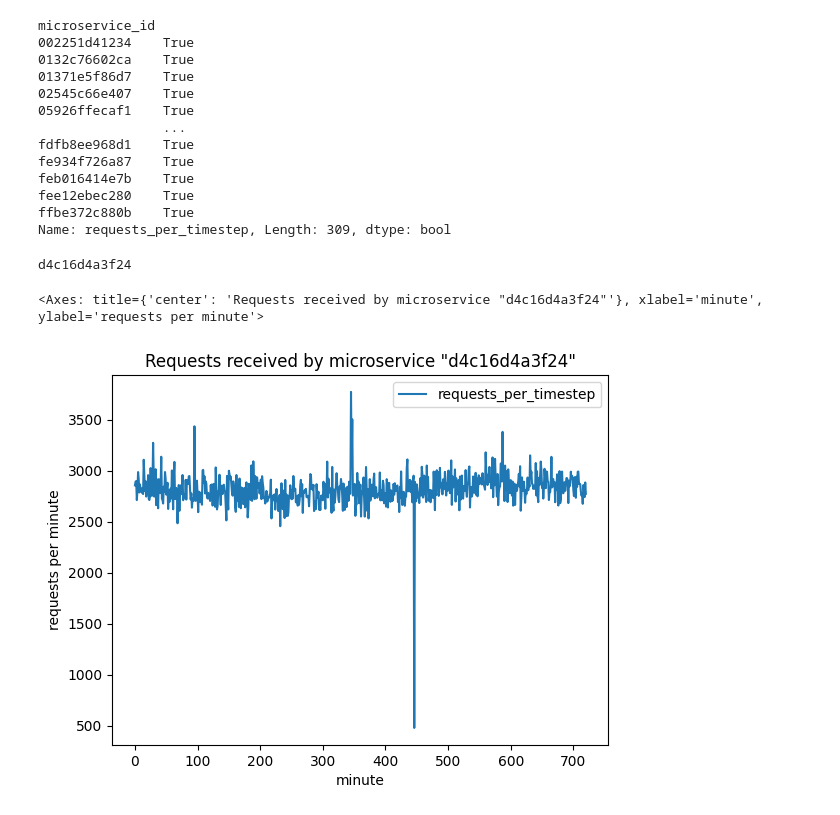
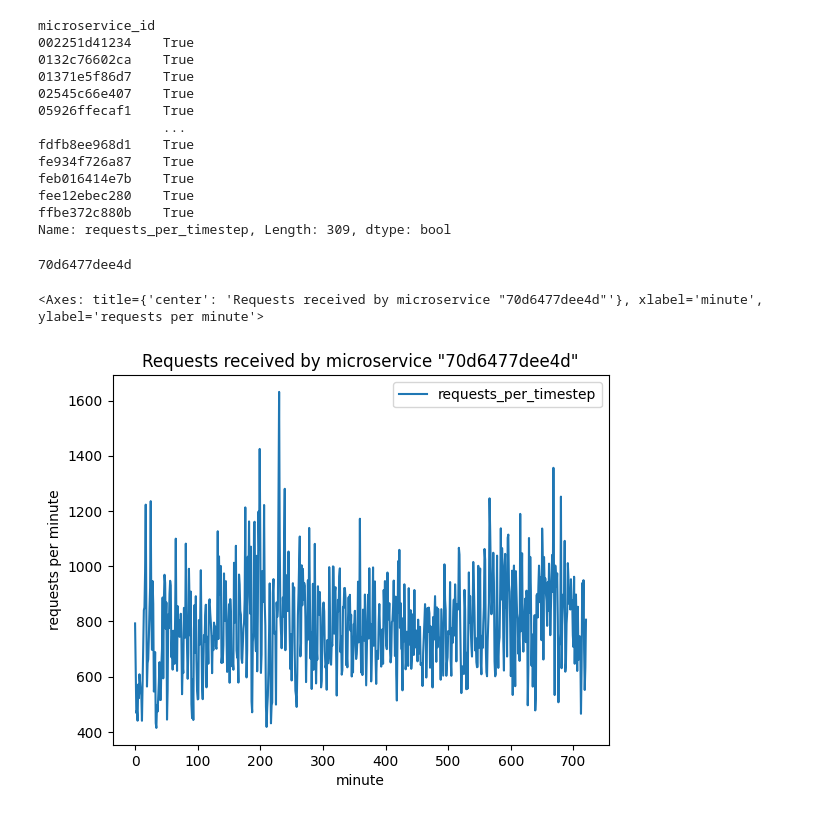
Before and after one commit to aphan1um/DeathStarBench, a Jupyter notebook: custom/alibaba-workload-extractor/analyse_parsed_workload.ipynb, the cells around one changed output. Drawn from its saved outputs; the diff is of its cells as text; code cells hidden in the pictures.

```diff
--- a/custom/alibaba-workload-extractor/analyse_parsed_workload.ipynb
+++ b/custom/alibaba-workload-extractor/analyse_parsed_workload.ipynb
@@ -63,16 +63,16 @@ Name: requests_per_timestep, Length: 309, dtype: bool
 # d4c16d4a3f24
 # %%
 # rand_ms = df[ms_sufficient_load].sample().values[0]
-rand_ms = ms_sufficient_load.sample().keys()[0]
+rand_ms = '70d6477dee4d' # ms_sufficient_load.sample().keys()[0]
 print(rand_ms)
 rand_ms_df = df_sorted[df['microservice_id'] == rand_ms]
 
 rand_ms_df.plot(
     x='time', y='requests_per_timestep',
     xlabel='minute', ylabel='requests per minute',
     title=f'Requests received by microservice "{rand_ms}"'
 )
 # %% [output]
-d4c16d4a3f24
+70d6477dee4d
-<Axes: title={'center': 'Requests received by microservice "d4c16d4a3f24"'}, xlabel='minute', ylabel='requests per minute'>
+<Axes: title={'center': 'Requests received by microservice "70d6477dee4d"'}, xlabel='minute', ylabel='requests per minute'>
-[figure, old version]
+[figure, new version]
```
Also changed, not shown: parts of 2 cells of this notebook, 6 other files.
